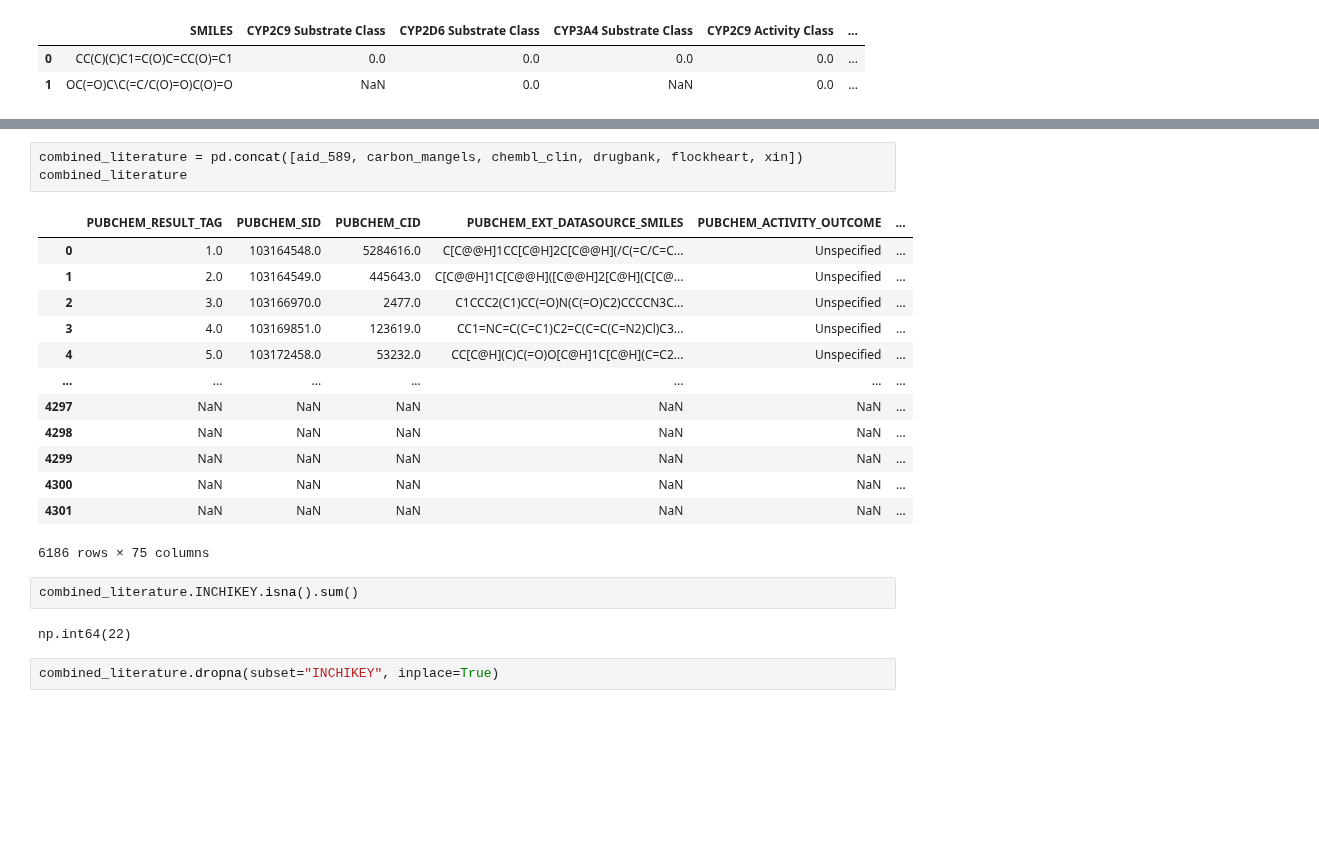
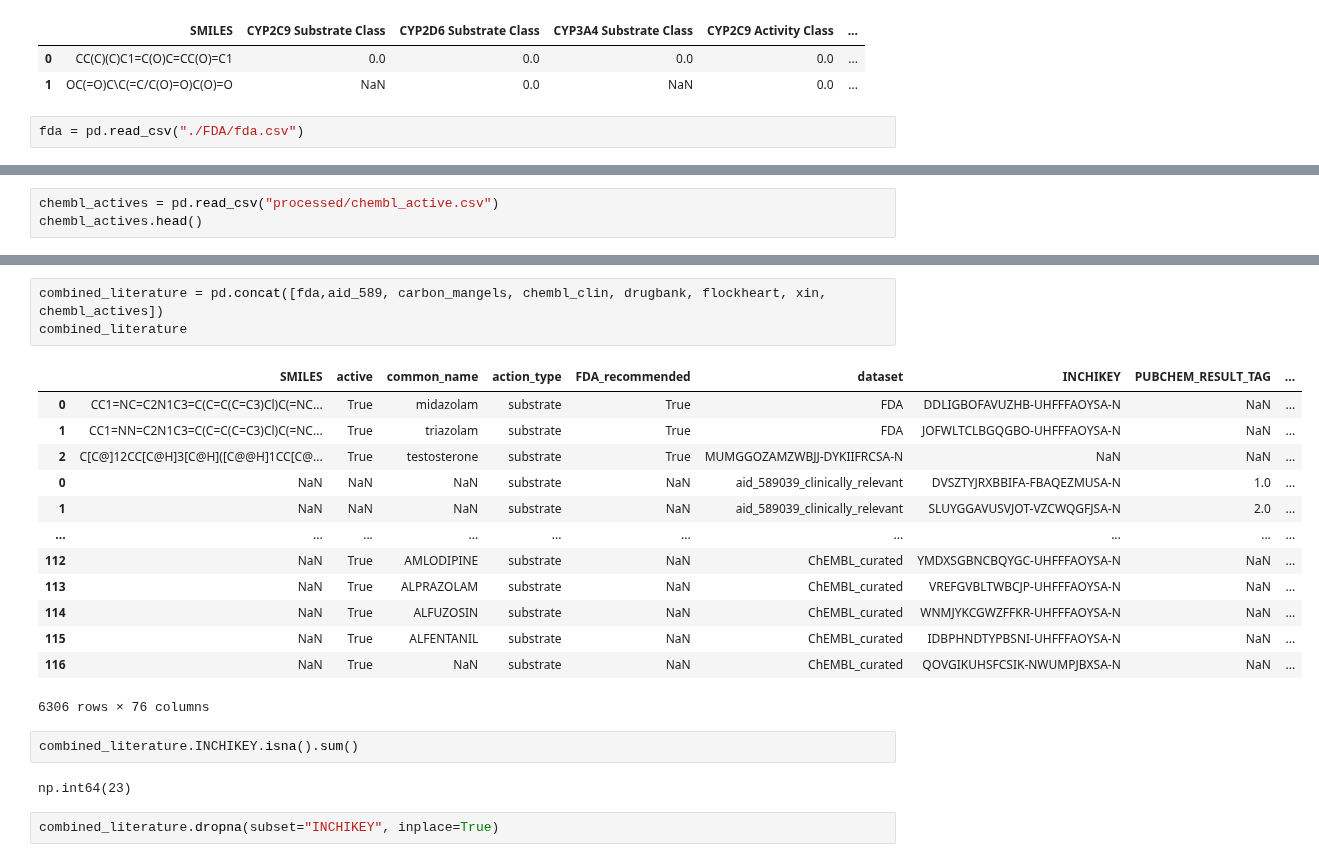
Before and after one commit to OpenADMET/assay-dev-data-curation, a Jupyter notebook: CYP3A4/reactivity/08_CYP3A4_COMBINE.ipynb, the cells around one changed output, grey strips where cells are left out. Drawn from its saved outputs; the diff is of its cells as text; blank space fills up the shorter version.

```diff
--- a/CYP3A4/reactivity/08_CYP3A4_COMBINE.ipynb
+++ b/CYP3A4/reactivity/08_CYP3A4_COMBINE.ipynb
@@ -53,3 +54,5 @@ xin.head(2)
 |  | SMILES | CYP2C9 Substrate Class | CYP2D6 Substrate Class | CYP3A4 Substrate Class | CYP2C9 Activity Class | ... |
 | 0 | CC(C)(C)C1=C(O)C=CC(O)=C1 | 0.0 | 0.0 | 0.0 | 0.0 | ... |
 | 1 | OC(=O)C\C(=C/C(O)=O)C(O)=O | NaN | 0.0 | NaN | 0.0 | ... |
+# %%
+fda = pd.read_csv("./FDA/fda.csv")
@@ -55,0 +63,3 @@ xin.head(2)
+# %%
+chembl_actives = pd.read_csv("processed/chembl_active.csv")
+chembl_actives.head()
@@ -56,24 +73,24 @@ xin.head(2)
 # %%
-combined_literature = pd.concat([aid_589, carbon_mangels, chembl_clin, drugbank, flockheart, xin])
+combined_literature = pd.concat([fda,aid_589, carbon_mangels, chembl_clin, drugbank, flockheart, xin, chembl_actives])
 combined_literature
 # %% [output]
-|  | PUBCHEM_RESULT_TAG | PUBCHEM_SID | PUBCHEM_CID | PUBCHEM_EXT_DATASOURCE_SMILES | PUBCHEM_ACTIVITY_OUTCOME | ... |
-| 0 | 1.0 | 103164548.0 | 5284616.0 | C[C@@H]1CC[C@H]2C[C@@H](/C(=C/C=C... | Unspecified | ... |
-| 1 | 2.0 | 103164549.0 | 445643.0 | C[C@@H]1C[C@@H]([C@@H]2[C@H](C[C@... | Unspecified | ... |
-| 2 | 3.0 | 103166970.0 | 2477.0 | C1CCC2(C1)CC(=O)N(C(=O)C2)CCCCN3C... | Unspecified | ... |
-| 3 | 4.0 | 103169851.0 | 123619.0 | CC1=NC=C(C=C1)C2=C(C=C(C=N2)Cl)C3... | Unspecified | ... |
-| 4 | 5.0 | 103172458.0 | 53232.0 | CC[C@H](C)C(=O)O[C@H]1C[C@H](C=C2... | Unspecified | ... |
-| ... | ... | ... | ... | ... | ... | ... |
-| 4297 | NaN | NaN | NaN | NaN | NaN | ... |
-| 4298 | NaN | NaN | NaN | NaN | NaN | ... |
-| 4299 | NaN | NaN | NaN | NaN | NaN | ... |
-| 4300 | NaN | NaN | NaN | NaN | NaN | ... |
-| 4301 | NaN | NaN | NaN | NaN | NaN | ... |
+|  | SMILES | active | common_name | action_type | FDA_recommended | dataset | INCHIKEY | PUBCHEM_RESULT_TAG | ... |
+| 0 | CC1=NC=C2N1C3=C(C=C(C=C3)Cl)C(=NC... | True | midazolam | substrate | True | FDA | DDLIGBOFAVUZHB-UHFFFAOYSA-N | NaN | ... |
+| 1 | CC1=NN=C2N1C3=C(C=C(C=C3)Cl)C(=NC... | True | triazolam | substrate | True | FDA | JOFWLTCLBGQGBO-UHFFFAOYSA-N | NaN | ... |
+| 2 | C[C@]12CC[C@H]3[C@H]([C@@H]1CC[C@... | True | testosterone | substrate | True | MUMGGOZAMZWBJJ-DYKIIFRCSA-N | NaN | NaN | ... |
+| 0 | NaN | NaN | NaN | substrate | NaN | aid_589039_clinically_relevant | DVSZTYJRXBBIFA-FBAQEZMUSA-N | 1.0 | ... |
+| 1 | NaN | NaN | NaN | substrate | NaN | aid_589039_clinically_relevant | SLUYGGAVUSVJOT-VZCWQGFJSA-N | 2.0 | ... |
+| ... | ... | ... | ... | ... | ... | ... | ... | ... | ... |
+| 112 | NaN | True | AMLODIPINE | substrate | NaN | ChEMBL_curated | YMDXSGBNCBQYGC-UHFFFAOYSA-N | NaN | ... |
+| 113 | NaN | True | ALPRAZOLAM | substrate | NaN | ChEMBL_curated | VREFGVBLTWBCJP-UHFFFAOYSA-N | NaN | ... |
+| 114 | NaN | True | ALFUZOSIN | substrate | NaN | ChEMBL_curated | WNMJYKCGWZFFKR-UHFFFAOYSA-N | NaN | ... |
+| 115 | NaN | True | ALFENTANIL | substrate | NaN | ChEMBL_curated | IDBPHNDTYPBSNI-UHFFFAOYSA-N | NaN | ... |
+| 116 | NaN | True | NaN | substrate | NaN | ChEMBL_curated | QOVGIKUHSFCSIK-NWUMPJBXSA-N | NaN | ... |
-6186 rows × 75 columns
+6306 rows × 76 columns
 # %%
 combined_literature.INCHIKEY.isna().sum()
 # %% [output]
-np.int64(22)
+np.int64(23)
 # %%
 combined_literature.dropna(subset="INCHIKEY", inplace=True)
 # %%
```
Also changed, not shown: parts of 38 cells of this notebook, 8 other files.
